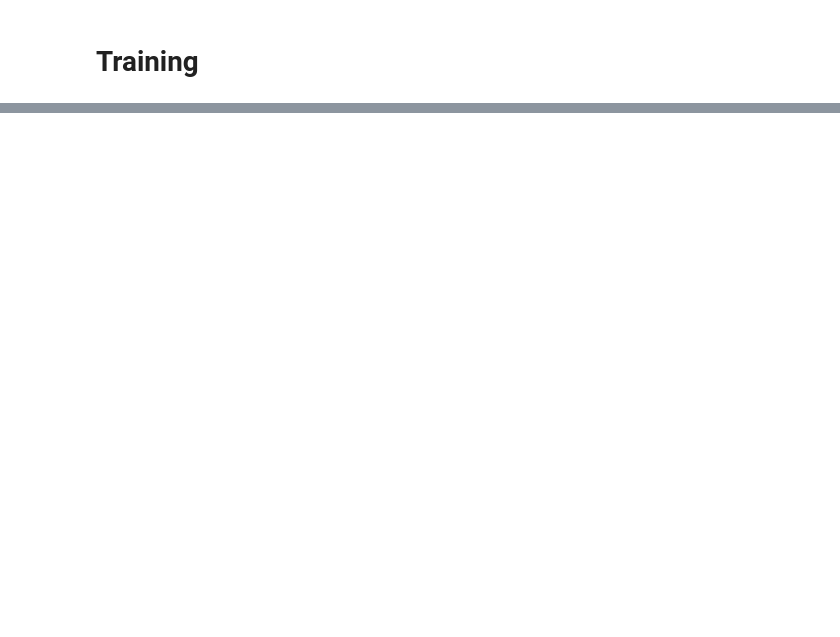
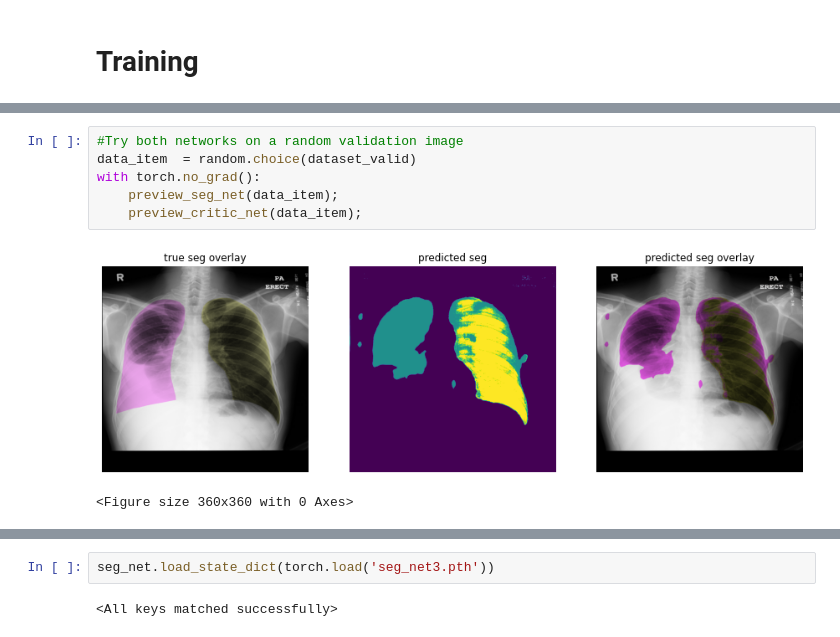
Before and after one commit to ebrahimebrahim/lung-seg-exploration, a Jupyter notebook: exploration.ipynb, the cells around one changed output, grey strips where cells are left out. Cells and saved outputs as stored; diff of their text form; blank space fills up the shorter version.

```diff
--- a/exploration.ipynb
+++ b/exploration.ipynb
@@ -412,0 +716,9 @@ plt.show()
+# %%
+#Try both networks on a random validation image
+data_item  = random.choice(dataset_valid)
+with torch.no_grad():
+    preview_seg_net(data_item);
+    preview_critic_net(data_item);
+# %% [output]
+[figure, added]
+<Figure size 360x360 with 0 Axes>
@@ -412,0 +730,4 @@ plt.show()
+# %%
+seg_net.load_state_dict(torch.load('seg_net3.pth'))
+# %% [output]
+<All keys matched successfully>
```
Also changed, not shown: parts of 30 cells of this notebook.
